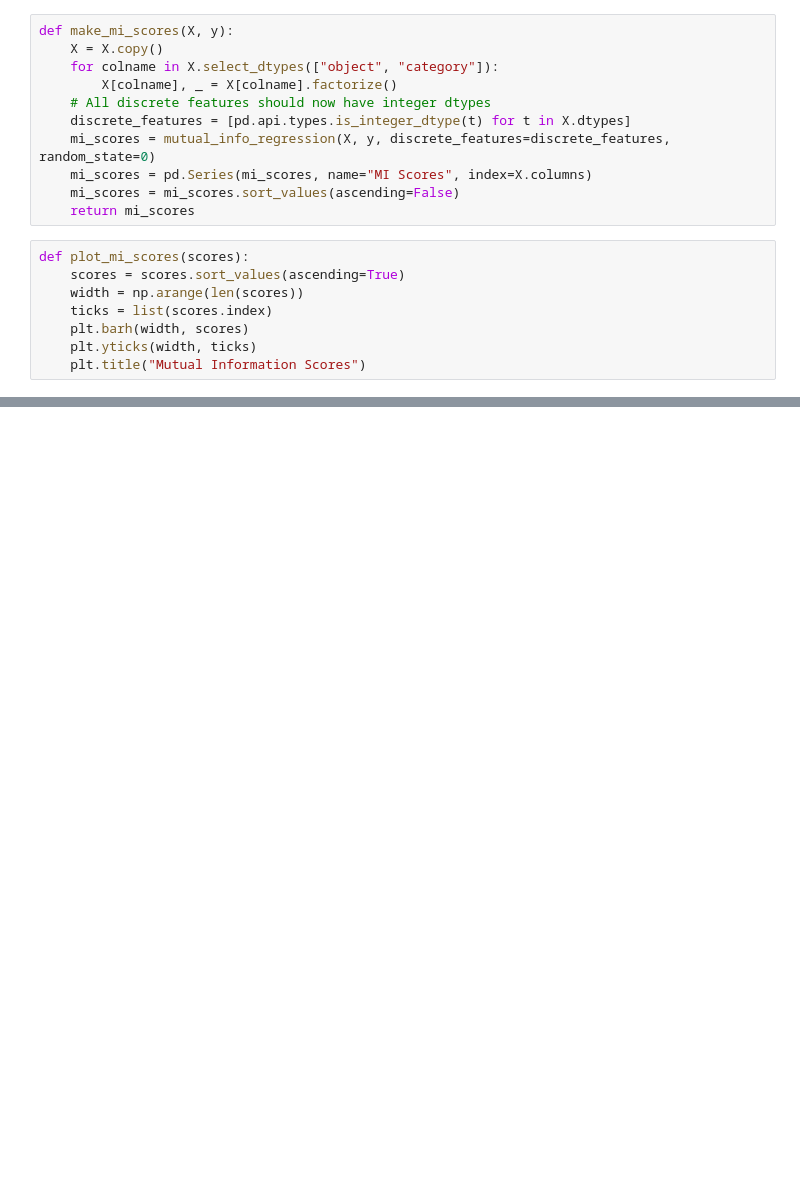
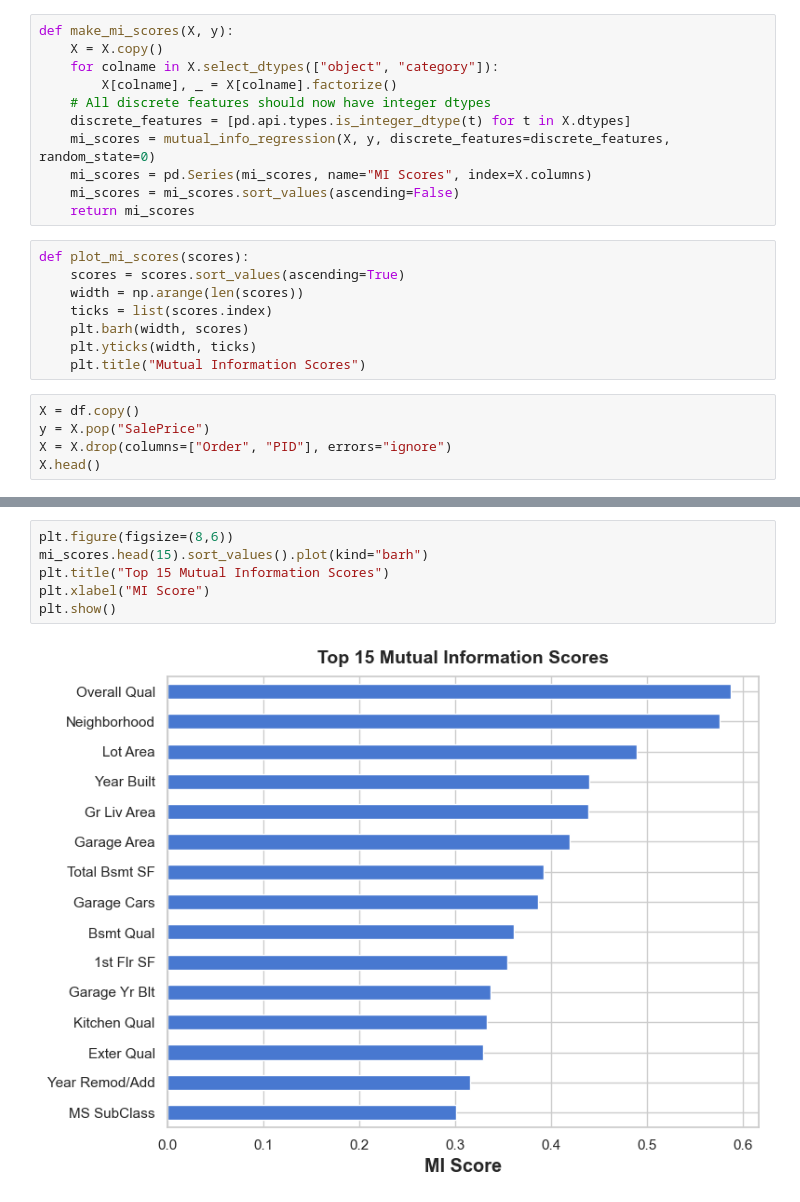
Before and after one commit to Elmo-git/ames_housing-ml, a Jupyter notebook: notebooks/MI_detail.ipynb, the cells around one changed output, grey strips where cells are left out. Cells and saved outputs as stored; diff of their text form; blank space fills up the shorter version.

```diff
--- a/notebooks/MI_detail.ipynb
+++ b/notebooks/MI_detail.ipynb
@@ -51,3 +55,8 @@ def plot_mi_scores(scores):
     plt.barh(width, scores)
     plt.yticks(width, ticks)
     plt.title("Mutual Information Scores")
+# %%
+X = df.copy()
+y = X.pop("SalePrice")
+X = X.drop(columns=["Order", "PID"], errors="ignore")
+X.head()
@@ -61,0 +91,8 @@ ValueError: Input X contains NaN.
+# %%
+plt.figure(figsize=(8,6))
+mi_scores.head(15).sort_values().plot(kind="barh")
+plt.title("Top 15 Mutual Information Scores")
+plt.xlabel("MI Score")
+plt.show()
+# %% [output]
+[figure, added]
```
Also changed, not shown: parts of 3 cells of this notebook, 28 other files.
